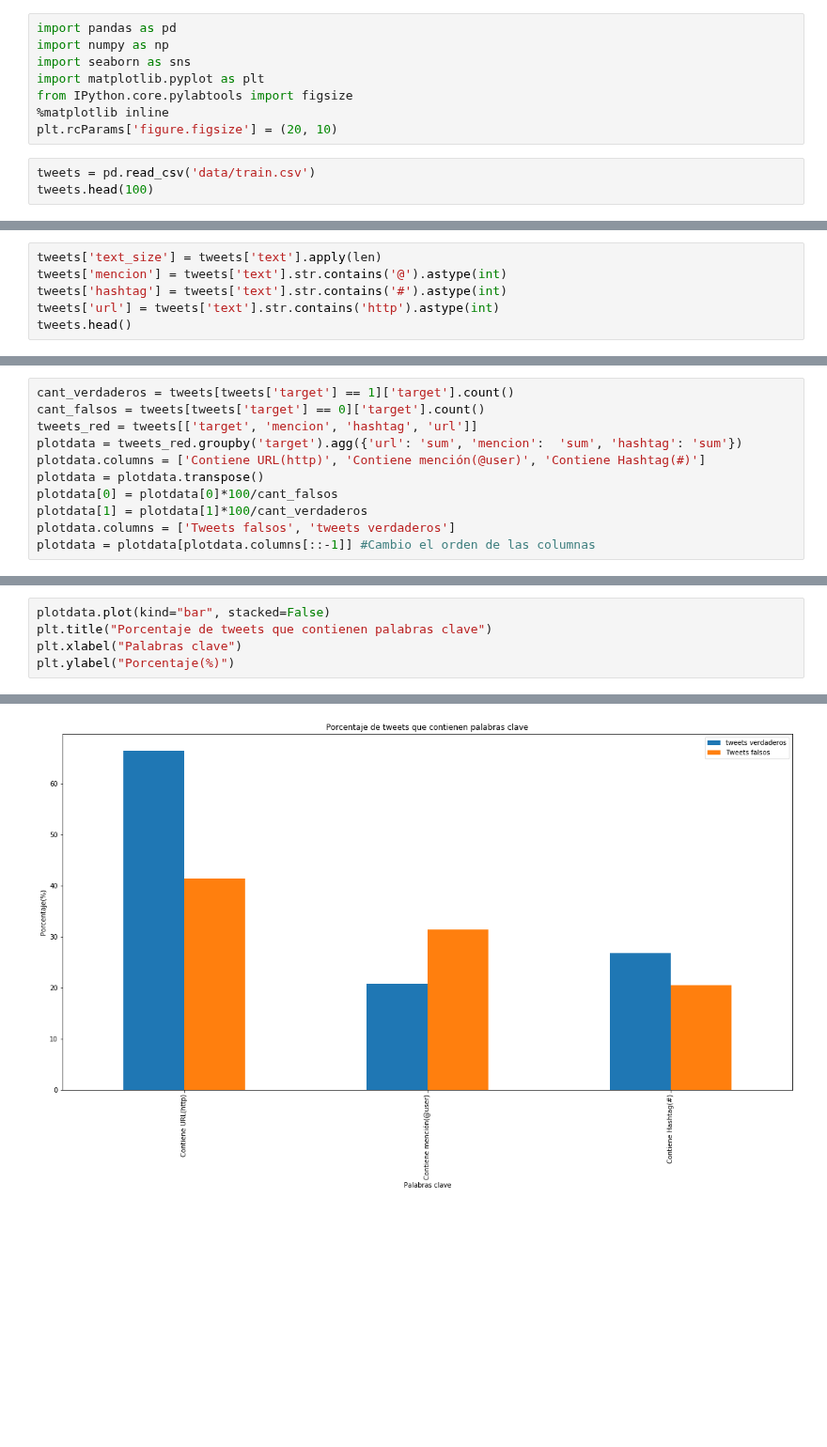
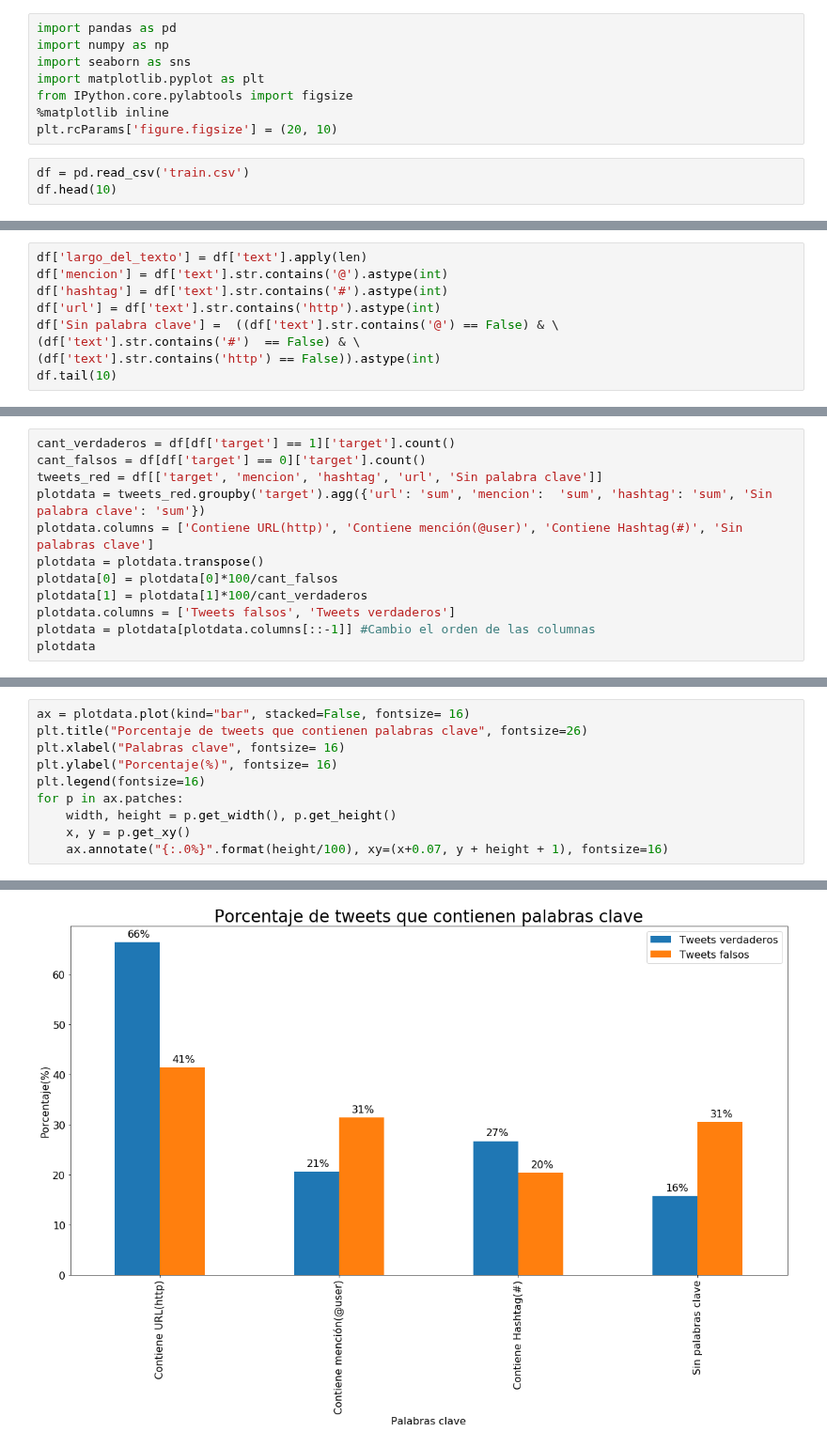
Before and after one commit to delpinor/datos7506, a Jupyter notebook: TP1 - Contenido de los Tweets.ipynb, the cells around one changed output, grey strips where cells are left out. Shown at 94% size. Saved outputs shown, nothing was run; the diff lists cells and outputs as text; blank space fills up the shorter version.

```diff
--- a/TP1 - Contenido de los Tweets.ipynb
+++ b/TP1 - Contenido de los Tweets.ipynb
@@ -7,8 +7,8 @@ from IPython.core.pylabtools import figsize
 %matplotlib inline
 plt.rcParams['figure.figsize'] = (20, 10)
 # %%
-tweets = pd.read_csv('data/train.csv')
-tweets.head(100)
+df = pd.read_csv('train.csv')
+df.head(10)
 # %% [output]
 |  | id | keyword | location | text | target |
 | 0 | 1 | NaN | NaN | Our Deeds are the Reason of this ... | 1 |
@@ -32,9 +30,12 @@ plt.show(grafico)
 # %% [output]
 [figure]
 # %%
-tweets['text_size'] = tweets['text'].apply(len)
-tweets['mencion'] = tweets['text'].str.contains('@').astype(int)
-tweets['hashtag'] = tweets['text'].str.contains('#').astype(int)
-tweets['url'] = tweets['text'].str.contains('http').astype(int)
-tweets.head()
+df['largo_del_texto'] = df['text'].apply(len)
+df['mencion'] = df['text'].str.contains('@').astype(int)
+df['hashtag'] = df['text'].str.contains('#').astype(int)
+df['url'] = df['text'].str.contains('http').astype(int)
+df['Sin palabra clave'] =  ((df['text'].str.contains('@') == False) & \
+(df['text'].str.contains('#')  == False) & \
+(df['text'].str.contains('http') == False)).astype(int)
+df.tail(10)
 # %% [output]
@@ -47,11 +53,12 @@ tweets.head()
 # %%
-cant_verdaderos = tweets[tweets['target'] == 1]['target'].count()
-cant_falsos = tweets[tweets['target'] == 0]['target'].count()
-tweets_red = tweets[['target', 'mencion', 'hashtag', 'url']]
-plotdata = tweets_red.groupby('target').agg({'url': 'sum', 'mencion':  'sum', 'hashtag': 'sum'})
-plotdata.columns = ['Contiene URL(http)', 'Contiene mención(@user)', 'Contiene Hashtag(#)']
+cant_verdaderos = df[df['target'] == 1]['target'].count()
+cant_falsos = df[df['target'] == 0]['target'].count()
+tweets_red = df[['target', 'mencion', 'hashtag', 'url', 'Sin palabra clave']]
+plotdata = tweets_red.groupby('target').agg({'url': 'sum', 'mencion':  'sum', 'hashtag': 'sum', 'Sin palabra clave': 'sum'})
+plotdata.columns = ['Contiene URL(http)', 'Contiene mención(@user)', 'Contiene Hashtag(#)', 'Sin palabras clave']
 plotdata = plotdata.transpose()
 plotdata[0] = plotdata[0]*100/cant_falsos
 plotdata[1] = plotdata[1]*100/cant_verdaderos
-plotdata.columns = ['Tweets falsos', 'tweets verdaderos']
+plotdata.columns = ['Tweets falsos', 'Tweets verdaderos']
 plotdata = plotdata[plotdata.columns[::-1]] #Cambio el orden de las columnas
+plotdata
@@ -58,6 +71,11 @@ plotdata = plotdata[plotdata.columns[::-1]] #Cambio el orden de las columnas
 # %%
-plotdata.plot(kind="bar", stacked=False)
-plt.title("Porcentaje de tweets que contienen palabras clave")
-plt.xlabel("Palabras clave")
-plt.ylabel("Porcentaje(%)")
+ax = plotdata.plot(kind="bar", stacked=False, fontsize= 16)
+plt.title("Porcentaje de tweets que contienen palabras clave", fontsize=26)
+plt.xlabel("Palabras clave", fontsize= 16)
+plt.ylabel("Porcentaje(%)", fontsize= 16)
+plt.legend(fontsize=16)
+for p in ax.patches:
+    width, height = p.get_width(), p.get_height()
+    x, y = p.get_xy()
+    ax.annotate("{:.0%}".format(height/100), xy=(x+0.07, y + height + 1), fontsize=16)
 # %% [output]
@@ -65,2 +82,2 @@ Text(0, 0.5, 'Porcentaje(%)')
-[figure, old version]
+[figure, new version]
 # %%
```
Also changed, not shown: parts of 9 cells of this notebook, 1 other file.
